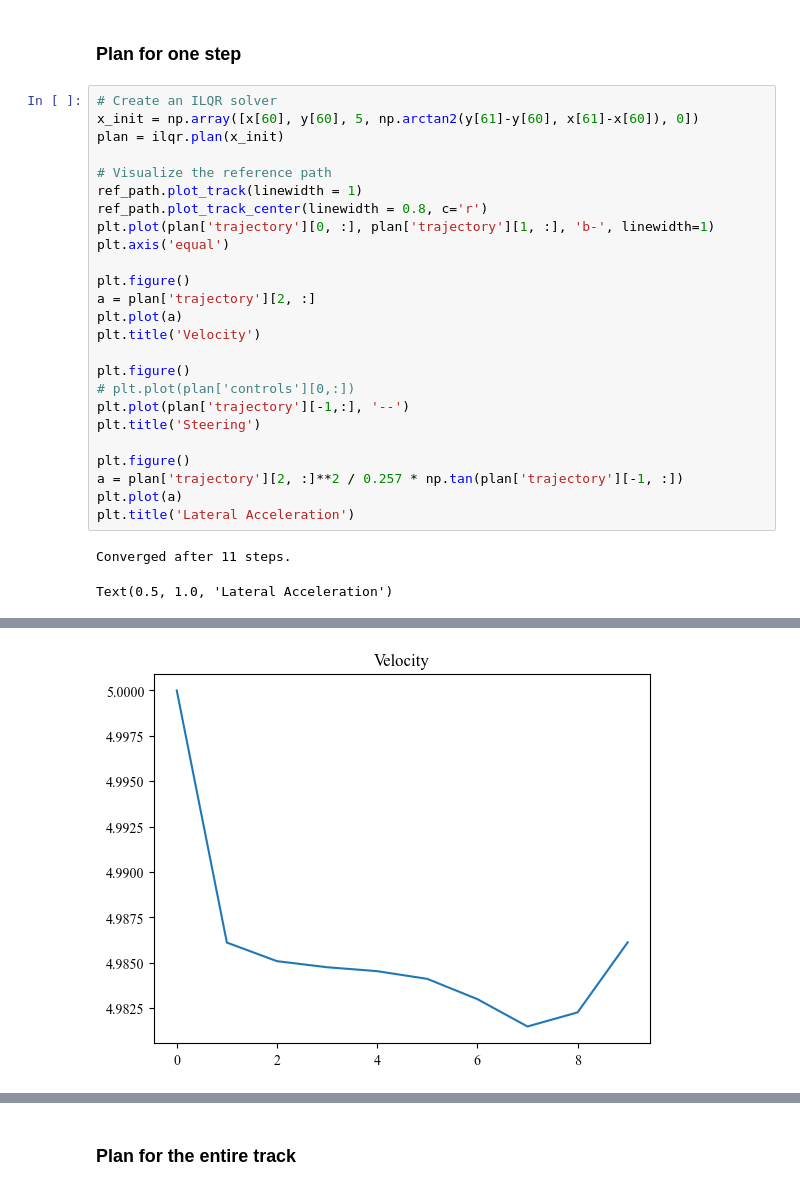
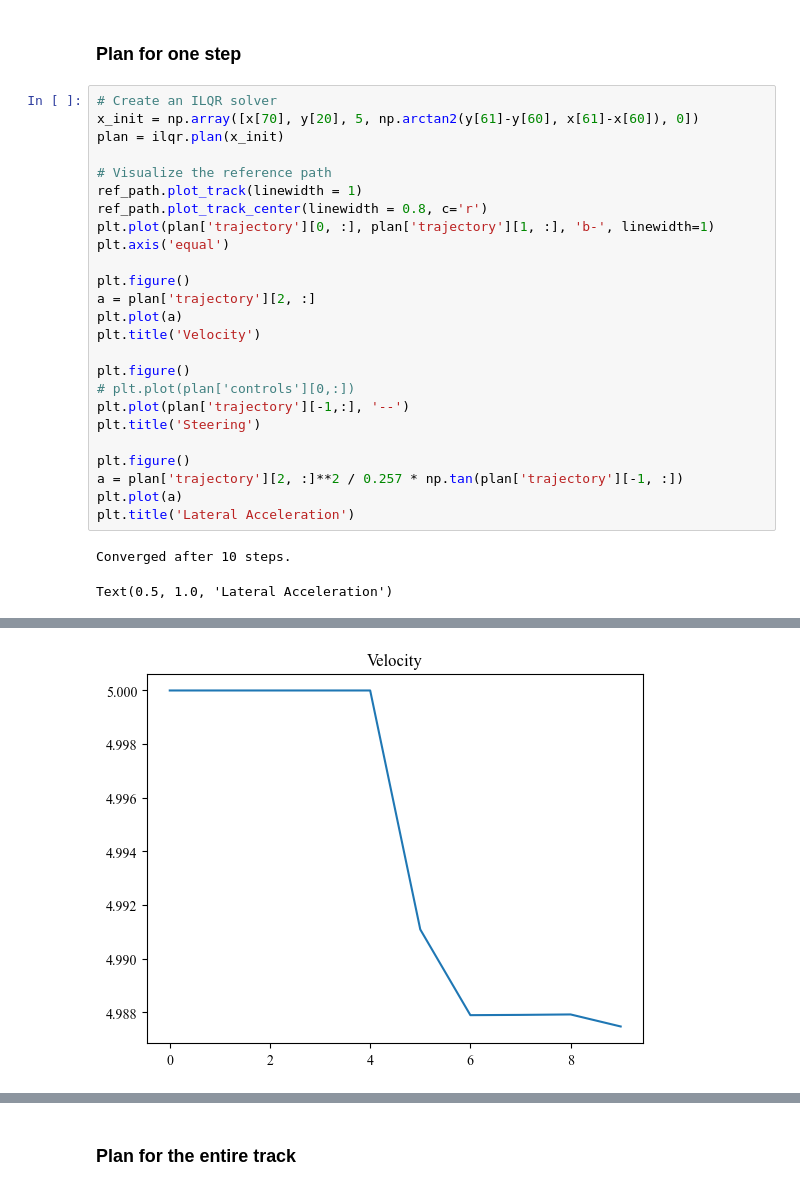
Before and after one commit to clairaf/ECE346_labs, a Jupyter notebook: ROS_Core/src/Labs/Lab1/scripts/task1.ipynb, the cells around one changed output, grey strips where cells are left out. Cells and saved outputs as stored; diff of their text form.

```diff
--- a/ROS_Core/src/Labs/Lab1/scripts/task1.ipynb
+++ b/ROS_Core/src/Labs/Lab1/scripts/task1.ipynb
@@ -101,7 +98,7 @@ ILQR warm up finished.
 ### Plan for one step
 # %%
 # Create an ILQR solver
-x_init = np.array([x[60], y[60], 5, np.arctan2(y[61]-y[60], x[61]-x[60]), 0])
+x_init = np.array([x[70], y[20], 5, np.arctan2(y[61]-y[60], x[61]-x[60]), 0])
 plan = ilqr.plan(x_init)
 
 # Visualize the reference path
@@ -125,5 +122,5 @@ a = plan['trajectory'][2, :]**2 / 0.257 * np.tan(plan['trajectory'][-1, :])
 plt.plot(a)
 plt.title('Lateral Acceleration')
 # %% [output]
-Converged after 11 steps.
+Converged after 10 steps.
 Text(0.5, 1.0, 'Lateral Acceleration')
@@ -131 +128 @@ Text(0.5, 1.0, 'Lateral Acceleration')
-[figure, old version]
+[figure, new version]
```
Also changed, not shown: parts of 7 cells of this notebook, 3 other files.
